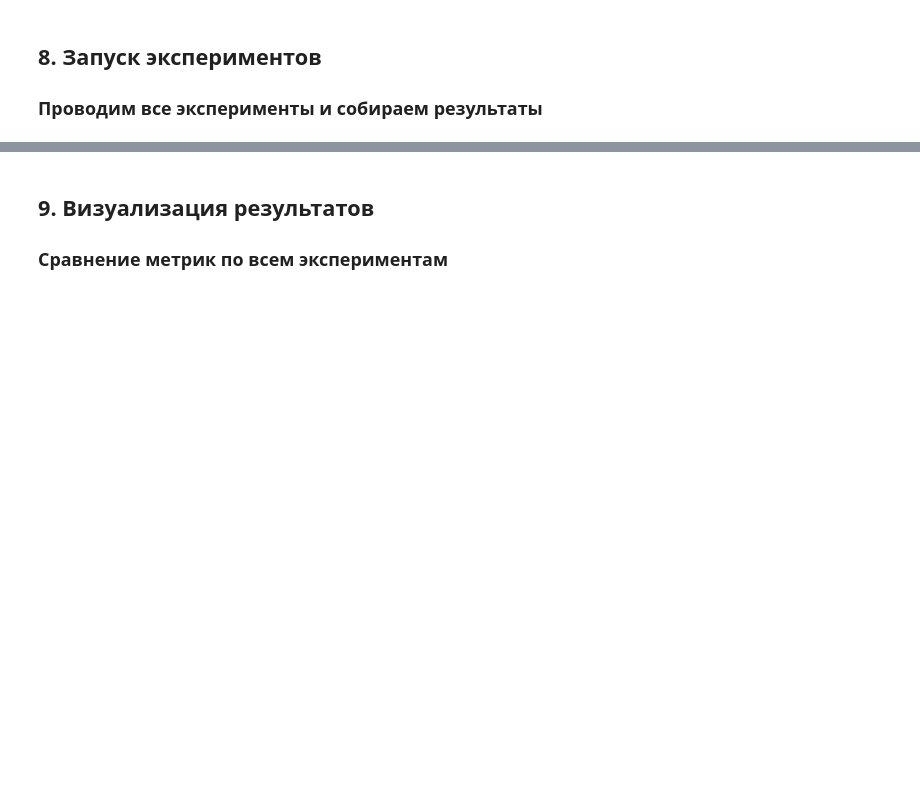
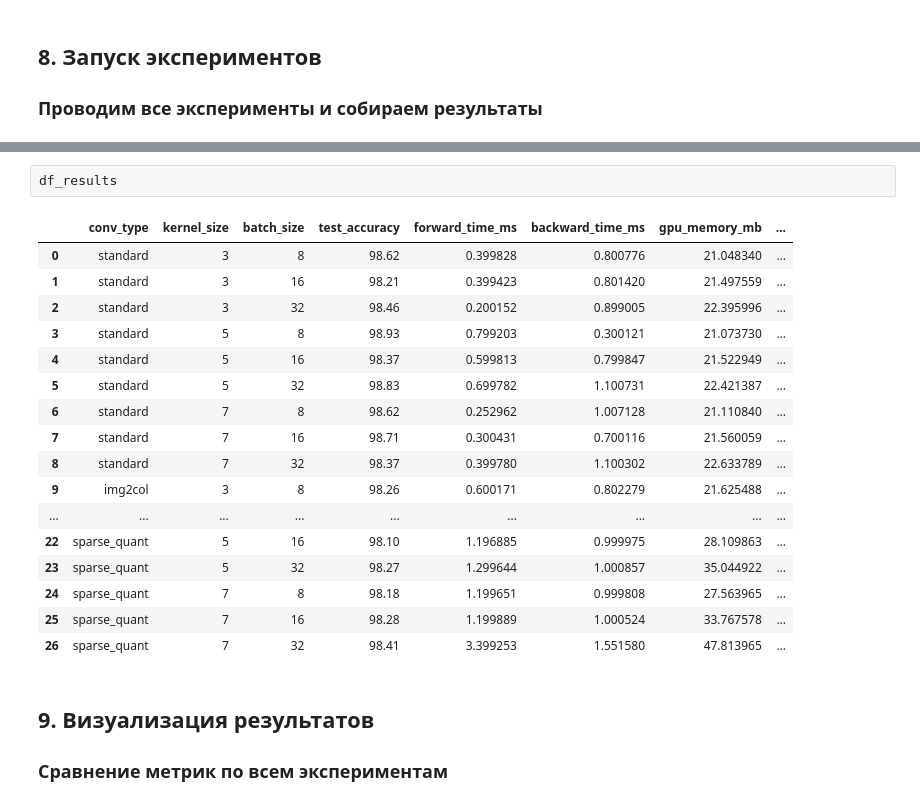
Before and after one commit to EugenePWN/EDLM_Project_ITMO, a Jupyter notebook: conv2d_optimization.ipynb, the cells around one changed output, grey strips where cells are left out. Cells and saved outputs as stored; diff of their text form; blank space fills up the shorter version.

```diff
--- a/conv2d_optimization.ipynb
+++ b/conv2d_optimization.ipynb
@@ -713,3 +713,23 @@ sparse_quant            7          32          98.35         9.001207          5
+# %%
+df_results
+# %% [output]
+|  | conv_type | kernel_size | batch_size | test_accuracy | forward_time_ms | backward_time_ms | gpu_memory_mb | ... |
+| 0 | standard | 3 | 8 | 98.62 | 0.399828 | 0.800776 | 21.048340 | ... |
+| 1 | standard | 3 | 16 | 98.21 | 0.399423 | 0.801420 | 21.497559 | ... |
+| 2 | standard | 3 | 32 | 98.46 | 0.200152 | 0.899005 | 22.395996 | ... |
+| 3 | standard | 5 | 8 | 98.93 | 0.799203 | 0.300121 | 21.073730 | ... |
+| 4 | standard | 5 | 16 | 98.37 | 0.599813 | 0.799847 | 21.522949 | ... |
+| 5 | standard | 5 | 32 | 98.83 | 0.699782 | 1.100731 | 22.421387 | ... |
+| 6 | standard | 7 | 8 | 98.62 | 0.252962 | 1.007128 | 21.110840 | ... |
+| 7 | standard | 7 | 16 | 98.71 | 0.300431 | 0.700116 | 21.560059 | ... |
+| 8 | standard | 7 | 32 | 98.37 | 0.399780 | 1.100302 | 22.633789 | ... |
+| 9 | img2col | 3 | 8 | 98.26 | 0.600171 | 0.802279 | 21.625488 | ... |
+| ... | ... | ... | ... | ... | ... | ... | ... | ... |
+| 22 | sparse_quant | 5 | 16 | 98.10 | 1.196885 | 0.999975 | 28.109863 | ... |
+| 23 | sparse_quant | 5 | 32 | 98.27 | 1.299644 | 1.000857 | 35.044922 | ... |
+| 24 | sparse_quant | 7 | 8 | 98.18 | 1.199651 | 0.999808 | 27.563965 | ... |
+| 25 | sparse_quant | 7 | 16 | 98.28 | 1.199889 | 1.000524 | 33.767578 | ... |
+| 26 | sparse_quant | 7 | 32 | 98.41 | 3.399253 | 1.551580 | 47.813965 | ... |
 # %% [markdown]
 ## 9. Визуализация результатов
 
```
Also changed, not shown: parts of 11 cells of this notebook.
